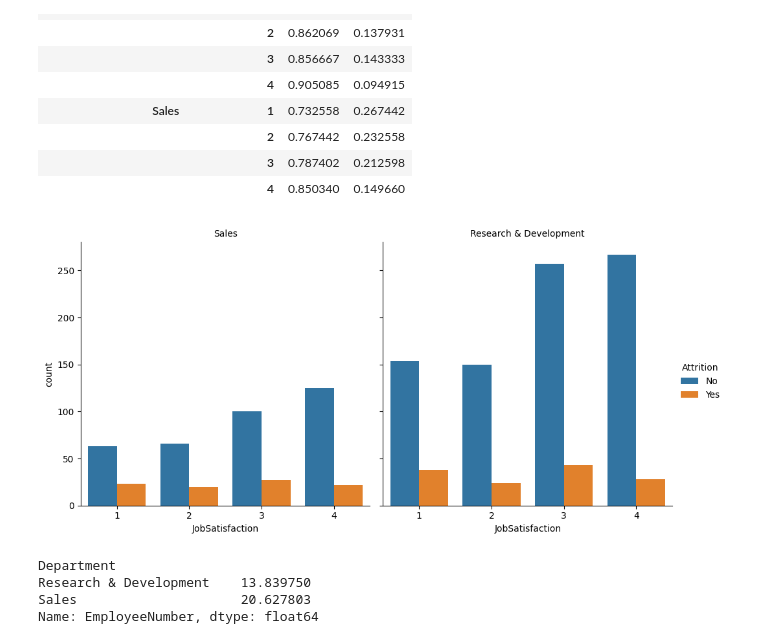
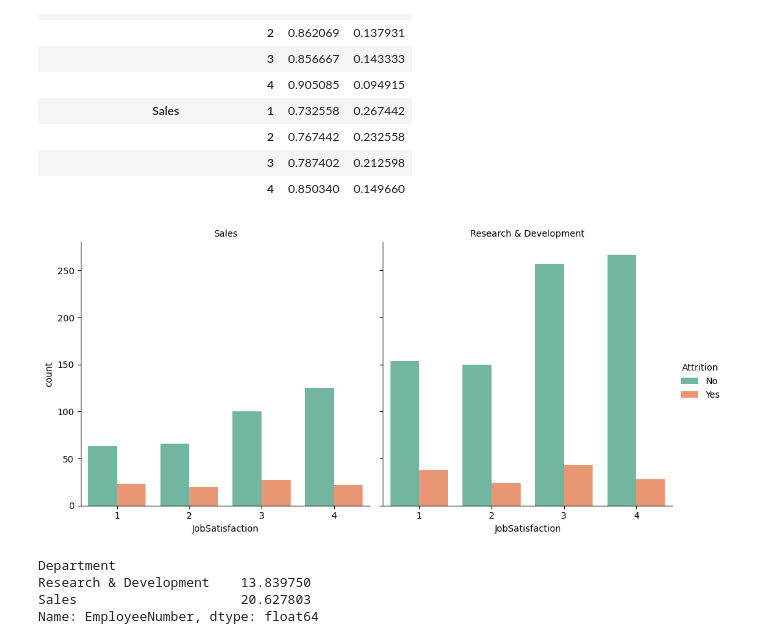
Before and after one commit to melo4yxa77796/EmployeeProductivityAnalysis, a Jupyter notebook: atrrition.ipynb, the cells around one changed output. Drawn from its saved outputs; the diff is of its cells as text; code cells hidden in the pictures.

```diff
--- a/atrrition.ipynb
+++ b/atrrition.ipynb
@@ -206,17 +206,18 @@ df_filtered.groupby(['Department', 'JobSatisfaction'])['Attrition'].value_counts
 # %%
 g = sns.catplot(
     data=df_filtered,
     x="JobSatisfaction",
     hue="Attrition",
     col="Department",
     kind="count",
     height=5,
-    aspect=1
+    aspect=1,
+    palette='Set2'
 )
 g.set_titles("{col_name}")
 plt.show()
 # %% [output]
-[figure, old version]
+[figure, new version]
 # %%
 total_employees = df_filtered.groupby('Department')['EmployeeNumber'].count()
 # %%
```
Also changed, not shown: parts of 2 cells of this notebook.
